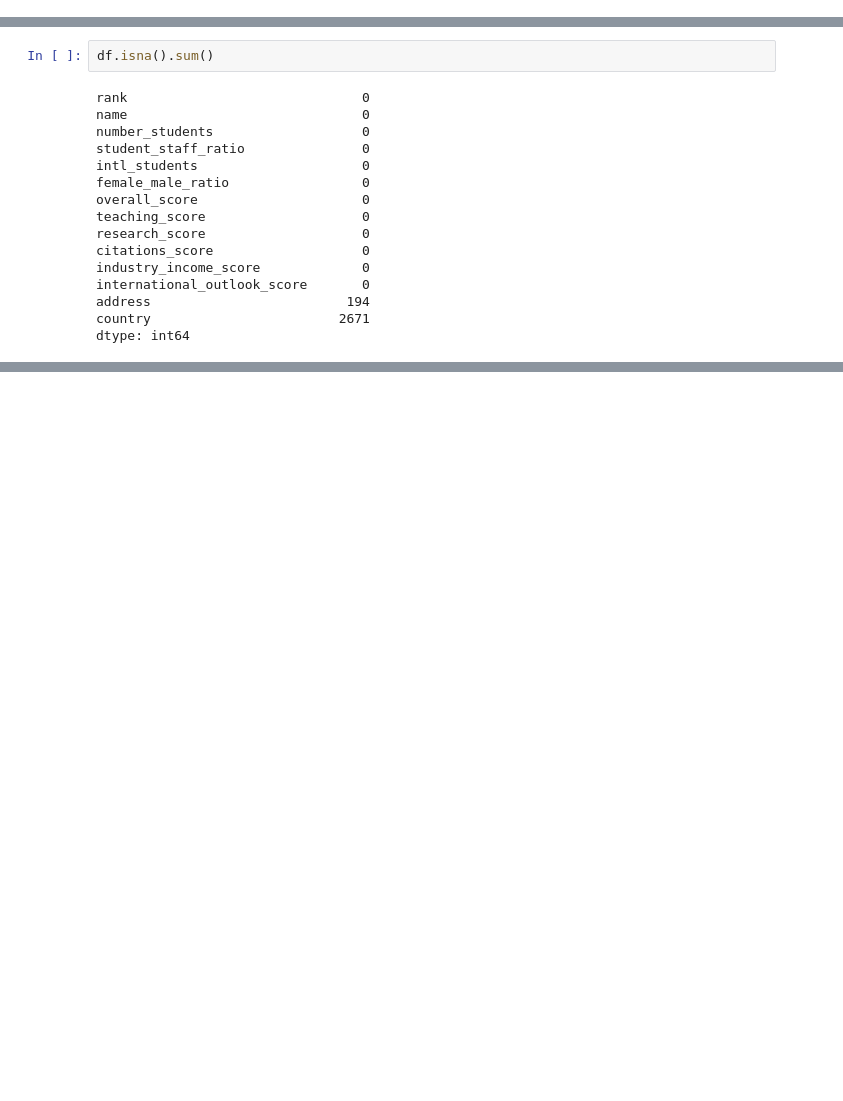
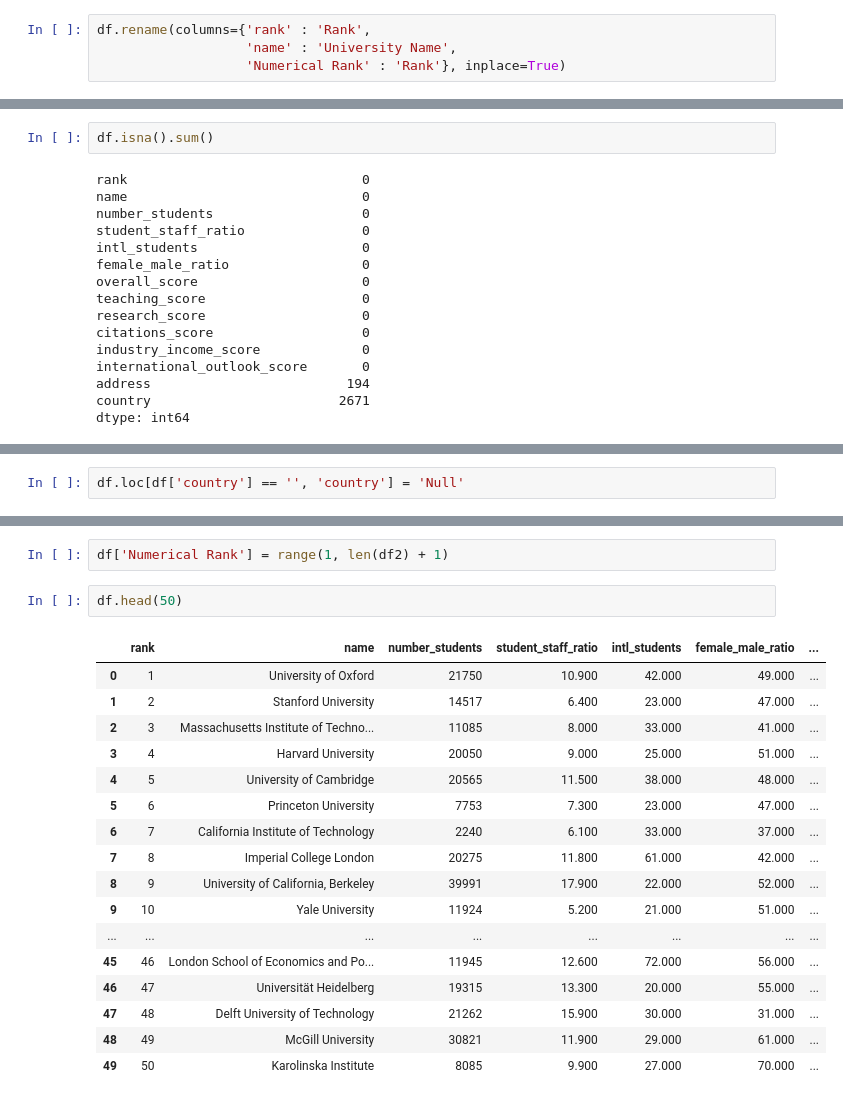
Before and after one commit to MEnesAkpinar/World-University-Ranking-Project, a Jupyter notebook: EDA_world_university_ranking_jupyter.ipynb, the cells around one changed output, grey strips where cells are left out. Cells and saved outputs as stored; diff of their text form; blank space fills up the shorter version.

```diff
--- a/EDA_world_university_ranking_jupyter.ipynb
+++ b/EDA_world_university_ranking_jupyter.ipynb
@@ -108,3 +162,7 @@ dtype: int64
+# %%
+df.rename(columns={'rank' : 'Rank',
+                   'name' : 'University Name',
+                   'Numerical Rank' : 'Rank'}, inplace=True)
 # %%
 df[df['name'].isnull()]
 # %% [output]
@@ -770,0 +829,2 @@ df[df['country'] == 'nan']
+# %%
+df.loc[df['country'] == '', 'country'] = 'Null'
@@ -770,0 +863,22 @@ df[df['country'] == 'nan']
+# %%
+df['Numerical Rank'] = range(1, len(df2) + 1)
+# %%
+df.head(50)
+# %% [output]
+|  | rank | name | number_students | student_staff_ratio | intl_students | female_male_ratio | ... |
+| 0 | 1 | University of Oxford | 21750 | 10.900 | 42.000 | 49.000 | ... |
+| 1 | 2 | Stanford University | 14517 | 6.400 | 23.000 | 47.000 | ... |
+| 2 | 3 | Massachusetts Institute of Techno... | 11085 | 8.000 | 33.000 | 41.000 | ... |
+| 3 | 4 | Harvard University | 20050 | 9.000 | 25.000 | 51.000 | ... |
+| 4 | 5 | University of Cambridge | 20565 | 11.500 | 38.000 | 48.000 | ... |
+| 5 | 6 | Princeton University | 7753 | 7.300 | 23.000 | 47.000 | ... |
+| 6 | 7 | California Institute of Technology | 2240 | 6.100 | 33.000 | 37.000 | ... |
+| 7 | 8 | Imperial College London | 20275 | 11.800 | 61.000 | 42.000 | ... |
+| 8 | 9 | University of California, Berkeley | 39991 | 17.900 | 22.000 | 52.000 | ... |
+| 9 | 10 | Yale University | 11924 | 5.200 | 21.000 | 51.000 | ... |
+| ... | ... | ... | ... | ... | ... | ... | ... |
+| 45 | 46 | London School of Economics and Po... | 11945 | 12.600 | 72.000 | 56.000 | ... |
+| 46 | 47 | Universität Heidelberg | 19315 | 13.300 | 20.000 | 55.000 | ... |
+| 47 | 48 | Delft University of Technology | 21262 | 15.900 | 30.000 | 31.000 | ... |
+| 48 | 49 | McGill University | 30821 | 11.900 | 29.000 | 61.000 | ... |
+| 49 | 50 | Karolinska Institute | 8085 | 9.900 | 27.000 | 70.000 | ... |
```
Also changed, not shown: parts of 77 cells of this notebook.
